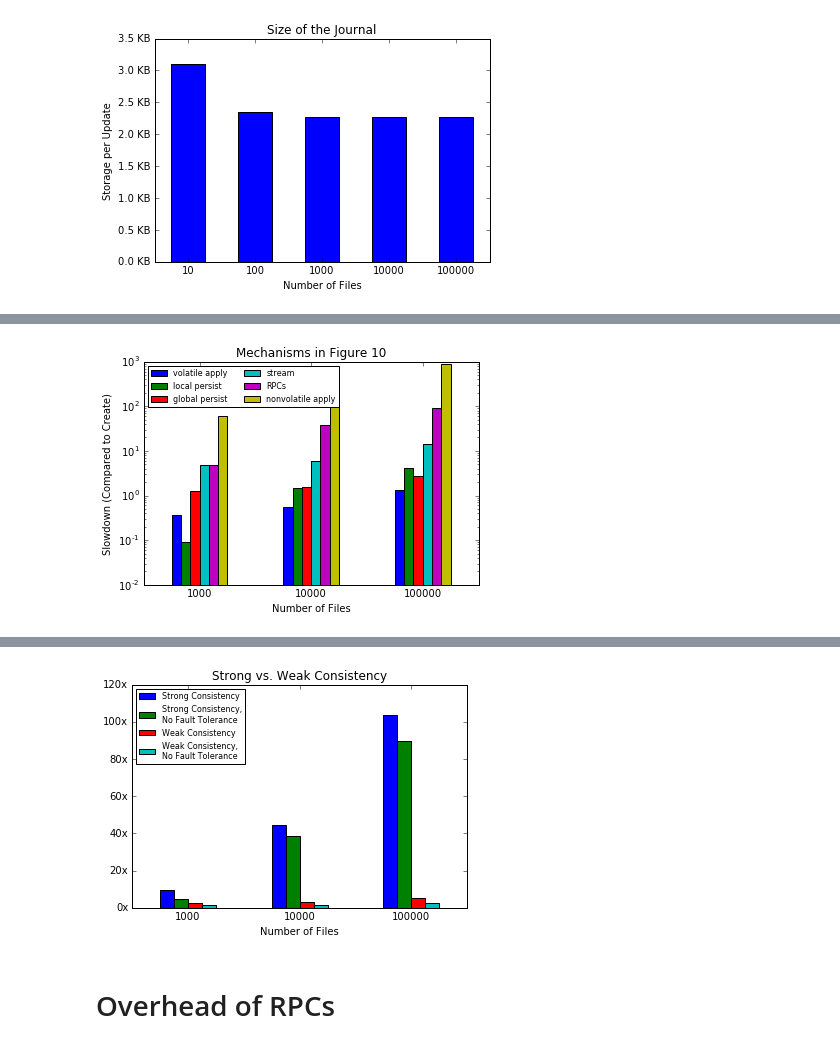
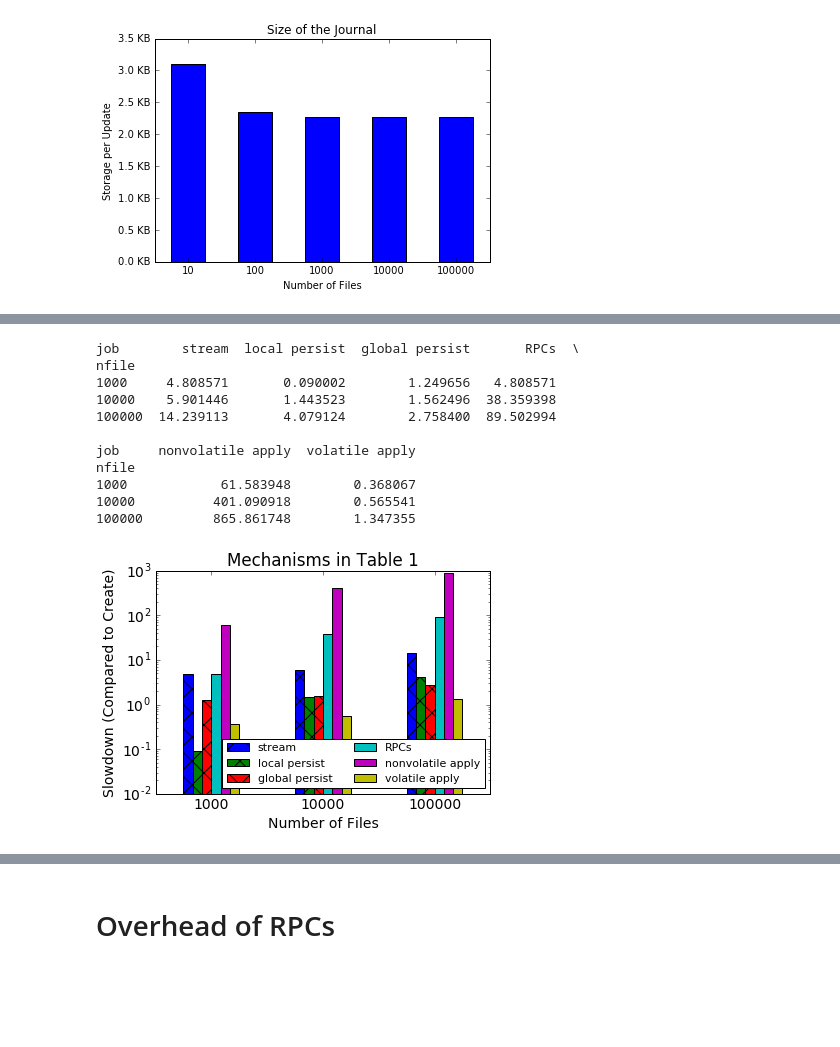
Before and after one commit to michaelsevilla/anonymous-popper, a Jupyter notebook: viz-decoupled.ipynb, the cells around one changed output, grey strips where cells are left out. Saved outputs shown, nothing was run; the diff lists cells and outputs as text; code cells hidden in the pictures; blank space fills up the shorter version.

Commit message:
paper: tmp
Signed-off-by: Michael Sevilla <mikesevilla3@gmail.com>

```diff
--- a/viz-decoupled.ipynb
+++ b/viz-decoupled.ipynb
@@ -111,47 +111,59 @@ df['nonvolatile apply'] = df['apply-nostream'] - df['create']
 
 # prune
 creates = df['create']
-slowdowns = df[['volatile apply', 'local persist', 'global persist', 'stream', 'RPCs', 'nonvolatile apply']]
+slowdowns = df[['stream', 'local persist', 'global persist', 'RPCs', 'nonvolatile apply', 'volatile apply']]
 slowdowns = slowdowns[:].div(creates, axis=0)
+print slowdowns
 
 # graph slowdowns
 slowdowns.plot.bar(ax=ax)
-ax.set_title("Mechanisms in Figure 10")
+#yerr=['10', '10', '10', '10', '10', '10', '100', '100', '100', '100', '100', '100', '10000', '10000', '10000', '10000', '10000', '10000', ])
+ax.set_title("Mechanisms in Table 1")
 ax.set_ylabel("Slowdown (Compared to Create)")
-ax.legend(fontsize=8, loc='upper left', ncol=2)
 ax.set_xticklabels(files, rotation=0)
 ax.set_xlabel("Number of Files")
 ax.yaxis.set_major_formatter(FormatStrFormatter('%.0fx'))
 ax.set_yscale('log')
 fig.savefig('paper/graphs/slowdown-mechanisms.png', dpi=400)
+
+bars = ax.patches
+hatches = ''.join(h*len(slowdowns) for h in 'xxx   ')
+for bar, hatch in zip(bars, hatches):
+    bar.set_hatch(hatch)
+ax.legend(fontsize=11, loc='lower right', ncol=2)
+font = {'size'   : 14}
+matplotlib.rc('font', **font)
+
+fig.savefig('paper/graphs/slowdown-mechanisms.png', dpi=400)
 #############################################################################
 
-fig, ax = plt.subplots(1, 1)
+#fig, ax = plt.subplots(1, 1)
 
 # graph policies
-policies = df
-policies['create'] = creates
-policies['create + volatile apply'] = creates + df['volatile apply']
-policies['POSIX (no stream)'] = df['RPCs']
-policies['DeltaFS'] = creates + df['local persist']
-policies['BatchFS'] = creates + df['local persist'] + df['volatile apply']
-policies['RPCs + local persist'] = df['RPCs'] + df['local persist']
-policies['create + local persist'] = creates + df['global persist']
-policies['create + local persist + volatile apply'] = creates + df['local persist'] + df['volatile apply']
-policies['POSIX'] = df['RPCs'] + df['stream']
+#policies = df
+#policies['create'] = creates
+#policies['create + volatile apply'] = creates + df['volatile apply']
+#policies['POSIX (no stream)'] = df['RPCs']
+#policies['DeltaFS'] = creates + df['local persist']
+#policies['BatchFS'] = creates + df['local persist'] + df['volatile apply']
+#policies['RPCs + local persist'] = df['RPCs'] + df['local persist']
+#policies['create + local persist'] = creates + df['global persist']
+#policies['create + local persist + volatile apply'] = creates + df['local persist'] + df['volatile apply']
+#policies['POSIX'] = df['RPCs'] + df['stream']
 
 # normalize and graph
-policies = policies[:].div(creates, axis=0)
-policies = policies[['POSIX', 'POSIX (no stream)', 'BatchFS', 'DeltaFS']]
-policies.plot.bar(ax=ax)
-ax.set_ylim(0)
-ax.set_title("Policies from Table 1")
-ax.legend(fontsize=8, loc='upper left')
-ax.set_ylim(0)
-ax.set_xticklabels(files, rotation=0)
-ax.set_xlabel("Number of Files")
-ax.yaxis.set_major_formatter(FormatStrFormatter('%.0fx'))
-fig.savefig('paper/graphs/slowdown-related-work.png', dpi=400)
+#policies = policies[:].div(creates, axis=0)
+#policies = policies[['POSIX', 'POSIX (no stream)', 'BatchFS', 'DeltaFS']]
+#policies.plot.bar(ax=ax)
+#ax.set_ylim(0)
+#ax.set_title("Policies from Table 1")
+#ax.legend(fontsize=8, loc='upper left')
+#ax.set_ylim(0)
+#ax.set_xticklabels(files, rotation=0)
+#ax.set_xlabel("Number of Files")
+#ax.yaxis.set_major_formatter(FormatStrFormatter('%.0fx'))
+#fig.savefig('paper/graphs/slowdown-related-work.png', dpi=400)
+#print ax.get_yticks()
 
 #############################################################################
 
@@ -225,12 +237,10 @@ fair = fair[['Strong Consistency',
 fair.plot.bar(ax=ax)
 ax.set_title("Strong vs. Weak Consistency")
 ax.set_ylim(0)
-ax.legend(fontsize=8, loc='upper left')
+ax.legend(fontsize=11, loc='upper left')
 ax.set_ylim(0, 120)
 ax.set_xticklabels(files, rotation=0)
 ax.set_xlabel("Number of Files")
 ax.yaxis.set_major_formatter(FormatStrFormatter('%.0fx'))
 fig.savefig('paper/graphs/slowdown-strong-v-weak.png', dpi=400)
-
-policies
 # %% [output]
@@ -242 +247,12 @@ policies
+job        stream  local persist  global persist       RPCs  \
+nfile
+1000     4.808571       0.090002        1.249656   4.808571
+10000    5.901446       1.443523        1.562496  38.359398
+100000  14.239113       4.079124        2.758400  89.502994
+
+job     nonvolatile apply  volatile apply
+nfile
+1000            61.583948        0.368067
+10000          401.090918        0.565541
+100000         865.861748        1.347355
-[figure, old version]
+[figure, new version]
@@ -244,4 +260,3 @@ policies
-[figure, removed]
 # %% [markdown]
 # Overhead of RPCs
 # %%
```
Also changed, not shown: parts of 3 cells of this notebook, 5 other files.
